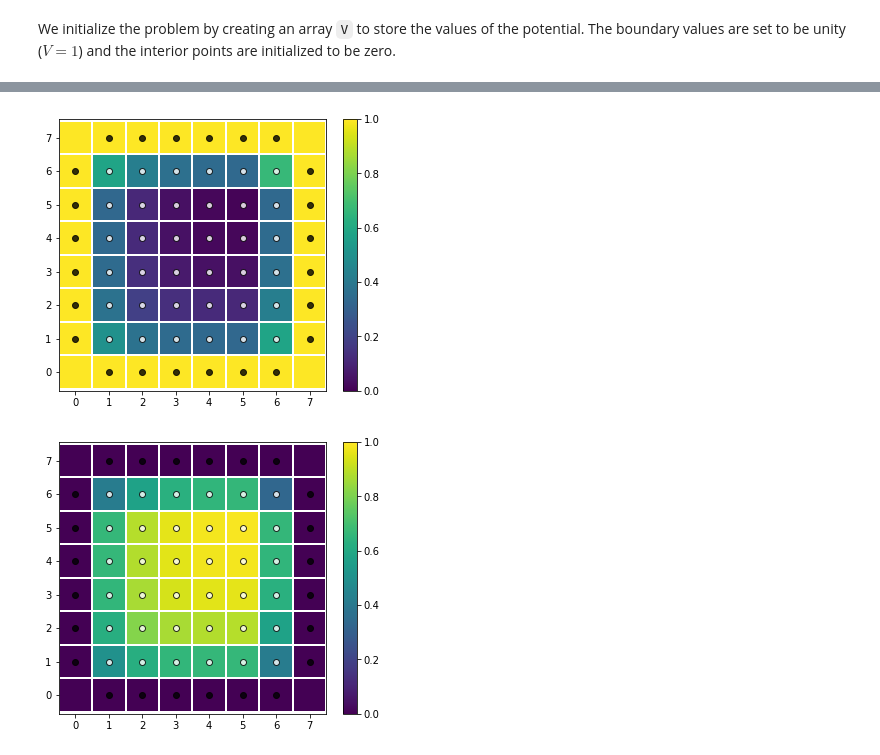
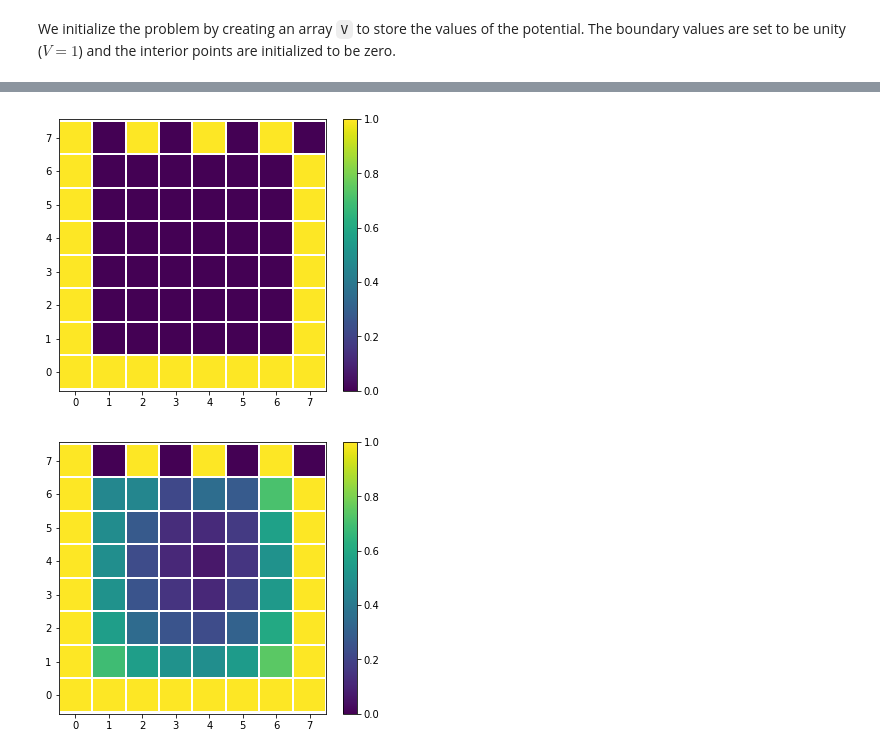
Before and after one commit to jmunroe/phys3800-winter2020, a Jupyter notebook: Ch10-Electrodynamics/Project2.ipynb, the cells around one changed output, grey strips where cells are left out. Drawn from its saved outputs; the diff is of its cells as text; code cells hidden in the pictures.

```diff
--- a/Ch10-Electrodynamics/Project2.ipynb
+++ b/Ch10-Electrodynamics/Project2.ipynb
@@ -80,0 +71,15 @@ V[:, -1] = 1
+# %%
+def initializeV(N = 8, top=1, right=1, left=1, bottom=1):
+  "initialize a potential V on a NxN grid with given boundary conditions"
+
+  V = np.zeros((N, N), dtype=float)
+
+  V[0, :] = bottom
+  V[-1, :] = top
+  V[:, 0] = left
+  V[:, -1] = right
+
+  return V
+# %%
+V = initializeV(8, right=[1,0,1,0,1,0,1,0])
+V
@@ -81,39 +100,43 @@ V[:, -1] = 1
 # %%
-def plotV(V):
+def plotV(V, showgridpoints=False):
+    N, _ = V.shape
+
+    Xc, Yc = np.mgrid[0:N, 0:N]
+    Xe, Ye = np.mgrid[-0.5:N+0.5, -0.5:N+0.5]
+
     plt.figure(figsize=(6, 5))
 
     plt.pcolormesh(Xe, Ye, V,
                    edgecolor='w', vmin=0, vmax=1)
     plt.colorbar(orientation='vertical')
 
-    plt.scatter(Xc[1:-1, 1:-1], Yc[1:-1, 1:-1],
-                edgecolor='k', color='w', alpha=0.8)
+    if showgridpoints:
+      plt.scatter(Xc[1:-1, 1:-1], Yc[1:-1, 1:-1],
+                  edgecolor='k', color='w', alpha=0.8)
 
-    for i in [ (0, slice(1, -1)),
-               (-1, slice(1, -1)),
-               (slice(1, -1), 0),
-               (slice(1, -1), -1)]:
-        plt.scatter(Xc[i], Yc[i],  color='k', alpha=0.8)
+      for i in [ (0, slice(1, -1)),
+                (-1, slice(1, -1)),
+                (slice(1, -1), 0),
+                (slice(1, -1), -1)]:
+          plt.scatter(Xc[i], Yc[i],  color='k', alpha=0.8)
 
     plt.axis('equal')
 
 plotV(V)
 # %% [output]
-[figure, old version]
+[figure, new version]
 # %%
 def GaussSeidelStep(V):
     N, _ = V.shape
 
     for i in range(1, N-1):
         for j in range(1, N-1):
-            if not isConductor[i, j]:
-                v = (V[i-1, j] + V[i+1, j] + V[i, j-1] + V[i, j+1])/4
-                dv = V[i, j] - v
-                V[i, j] = v
+            V[i, j] = (V[i-1, j] + V[i+1, j] + V[i, j-1] + V[i, j+1])/4
+
     return V
 # %%
 V = GaussSeidelStep(V)
 # %%
-plotV(1-V)
+plotV(V)
 # %% [output]
-[figure, old version]
+[figure, new version]
```
Also changed, not shown: parts of 18 cells of this notebook.
